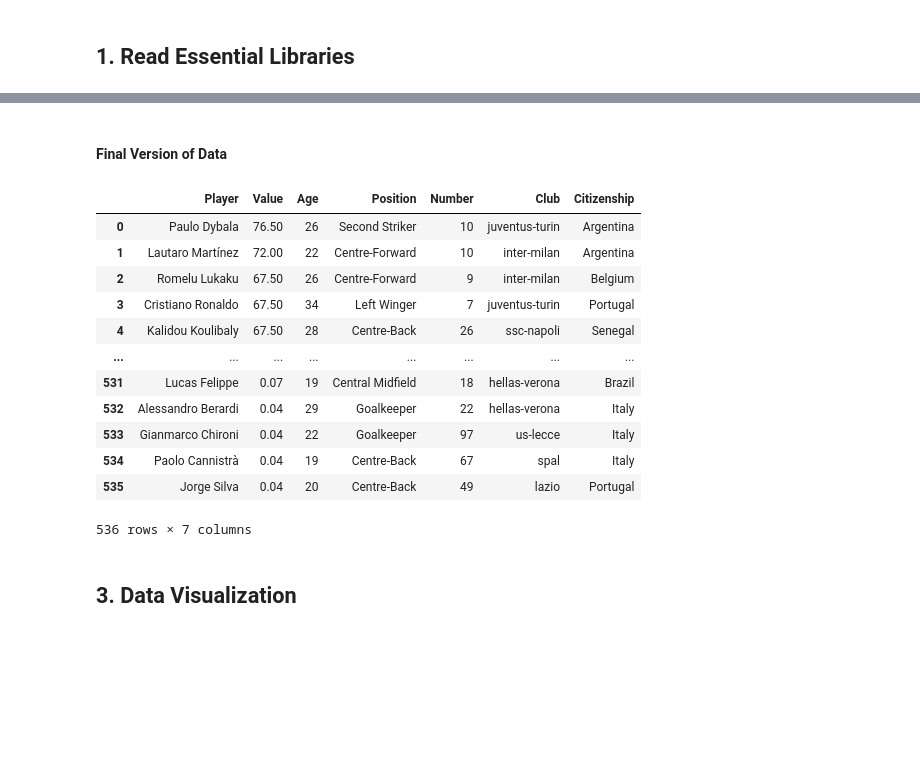
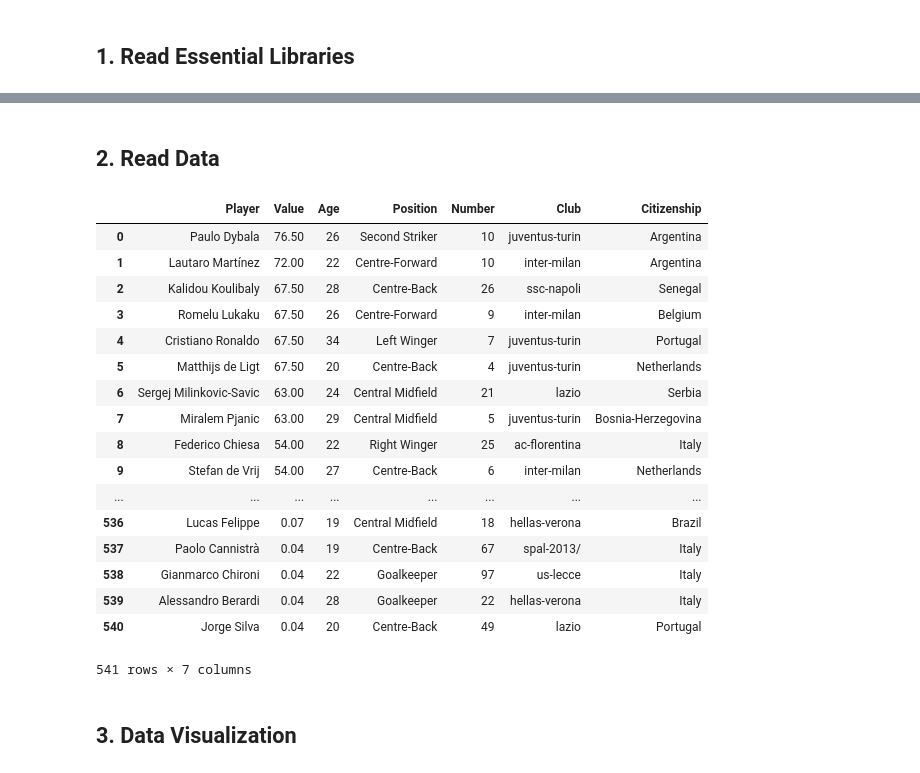
Before and after one commit to Mikky-Li/Analyzing-Data-From-Transfermarkt-and-Visualizing-Premier-League-Players-Data, a Jupyter notebook: Transfermarkt Serie A.ipynb, the cells around one changed output, grey strips where cells are left out. Drawn from its saved outputs; the diff is of its cells as text; code cells hidden in the pictures; blank space fills up the shorter version.

```diff
--- a/Transfermarkt Serie A.ipynb
+++ b/Transfermarkt Serie A.ipynb
@@ -203,22 +12,27 @@ SerieA[SerieA.Player=='Rafael'] = Rafael
-# %% [markdown]
-#### Final Version of Data
-# %%
-pd.set_option('display.max_rows', 10)
-SerieA
-# %% [output]
-|  | Player | Value | Age | Position | Number | Club | Citizenship |
-| 0 | Paulo Dybala | 76.50 | 26 | Second Striker | 10 | juventus-turin | Argentina |
-| 1 | Lautaro Martínez | 72.00 | 22 | Centre-Forward | 10 | inter-milan | Argentina |
-| 2 | Romelu Lukaku | 67.50 | 26 | Centre-Forward | 9 | inter-milan | Belgium |
-| 3 | Cristiano Ronaldo | 67.50 | 34 | Left Winger | 7 | juventus-turin | Portugal |
-| 4 | Kalidou Koulibaly | 67.50 | 28 | Centre-Back | 26 | ssc-napoli | Senegal |
-| ... | ... | ... | ... | ... | ... | ... | ... |
-| 531 | Lucas Felippe | 0.07 | 19 | Central Midfield | 18 | hellas-verona | Brazil |
-| 532 | Alessandro Berardi | 0.04 | 29 | Goalkeeper | 22 | hellas-verona | Italy |
-| 533 | Gianmarco Chironi | 0.04 | 22 | Goalkeeper | 97 | us-lecce | Italy |
-| 534 | Paolo Cannistrà | 0.04 | 19 | Centre-Back | 67 | spal | Italy |
-| 535 | Jorge Silva | 0.04 | 20 | Centre-Back | 49 | lazio | Portugal |
-536 rows × 7 columns
+# %% [markdown]
+## 2. Read Data
+# %%
+SerieA = pd.read_excel('SerieA.xlsx')
+SerieA
+# %% [output]
+|  | Player | Value | Age | Position | Number | Club | Citizenship |
+| 0 | Paulo Dybala | 76.50 | 26 | Second Striker | 10 | juventus-turin | Argentina |
+| 1 | Lautaro Martínez | 72.00 | 22 | Centre-Forward | 10 | inter-milan | Argentina |
+| 2 | Kalidou Koulibaly | 67.50 | 28 | Centre-Back | 26 | ssc-napoli | Senegal |
+| 3 | Romelu Lukaku | 67.50 | 26 | Centre-Forward | 9 | inter-milan | Belgium |
+| 4 | Cristiano Ronaldo | 67.50 | 34 | Left Winger | 7 | juventus-turin | Portugal |
+| 5 | Matthijs de Ligt | 67.50 | 20 | Centre-Back | 4 | juventus-turin | Netherlands |
+| 6 | Sergej Milinkovic-Savic | 63.00 | 24 | Central Midfield | 21 | lazio | Serbia |
+| 7 | Miralem Pjanic | 63.00 | 29 | Central Midfield | 5 | juventus-turin | Bosnia-Herzegovina |
+| 8 | Federico Chiesa | 54.00 | 22 | Right Winger | 25 | ac-florentina | Italy |
+| 9 | Stefan de Vrij | 54.00 | 27 | Centre-Back | 6 | inter-milan | Netherlands |
+| ... | ... | ... | ... | ... | ... | ... | ... |
+| 536 | Lucas Felippe | 0.07 | 19 | Central Midfield | 18 | hellas-verona | Brazil |
+| 537 | Paolo Cannistrà | 0.04 | 19 | Centre-Back | 67 | spal-2013/ | Italy |
+| 538 | Gianmarco Chironi | 0.04 | 22 | Goalkeeper | 97 | us-lecce | Italy |
+| 539 | Alessandro Berardi | 0.04 | 28 | Goalkeeper | 22 | hellas-verona | Italy |
+| 540 | Jorge Silva | 0.04 | 20 | Centre-Back | 49 | lazio | Portugal |
+541 rows × 7 columns
 # %% [markdown]
 ## 3. Data Visualization
 # %% [markdown]
```
Also changed, not shown: parts of 20 cells of this notebook.
